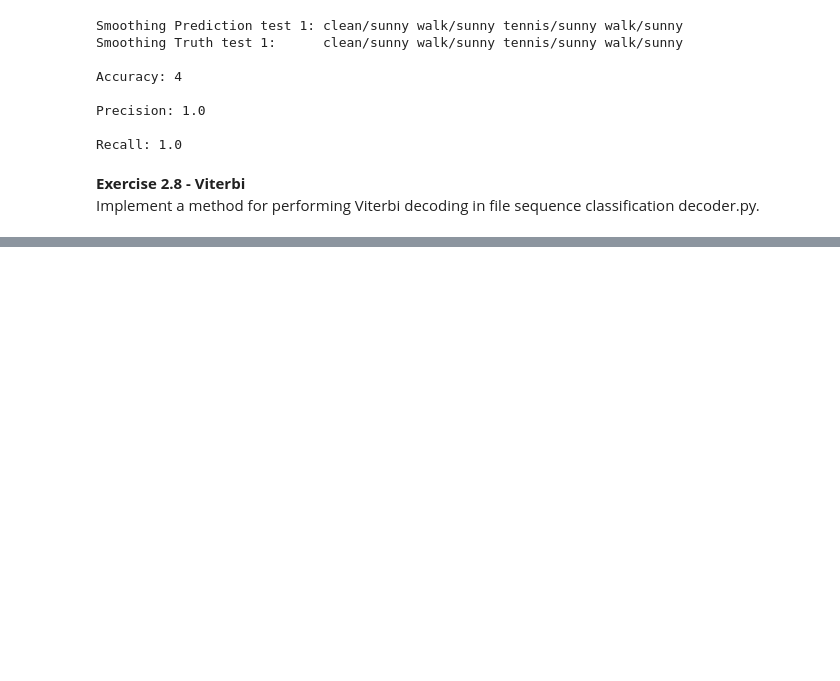
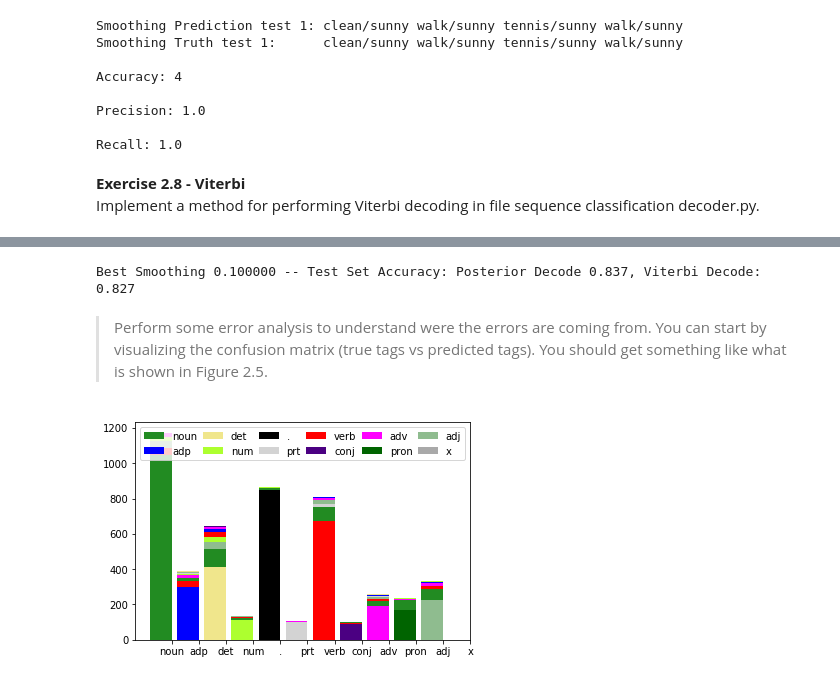
Before and after one commit to RitaRamo/lxmls_notebooks, a Jupyter notebook: Day 2.ipynb, the cells around one changed output, grey strips where cells are left out. Drawn from its saved outputs; the diff is of its cells as text; code cells hidden in the pictures; blank space fills up the shorter version.

```diff
--- a/Day 2.ipynb
+++ b/Day 2.ipynb
@@ -356,0 +394,13 @@ Viterbi decoding Prediction test 1 with smoothing: clean/sunny walk/sunny tennis
+# %%
+import matplotlib.pyplot as plt
+import lxmls.readers.pos_corpus as pcc
+corpus = pcc.PostagCorpus()
+train_seq = corpus.read_sequence_list_conll("data/train-02-21.conll",max_sent_len=15,
+    max_nr_sent=1000)
+test_seq = corpus.read_sequence_list_conll("data/test-23.conll",max_sent_len=15,
+    max_nr_sent=1000)
+dev_seq = corpus.read_sequence_list_conll("data/dev-22.conll",max_sent_len=15,max_nr_sent
+    =1000)
+hmm = hmmc.HMM(corpus.word_dict, corpus.tag_dict)
+hmm.train_supervised(train_seq)
+hmm.print_transition_matrix()
@@ -356,0 +442,2 @@ Viterbi decoding Prediction test 1 with smoothing: clean/sunny walk/sunny tennis
+# %%
+best_smoothing = hmm.pick_best_smoothing(train_seq, dev_seq, [10,1,0.1,0])
@@ -356,0 +453,21 @@ Viterbi decoding Prediction test 1 with smoothing: clean/sunny walk/sunny tennis
+# %%
+hmm.train_supervised(train_seq, smoothing=best_smoothing)
+viterbi_pred_test = hmm.viterbi_decode_corpus(test_seq)
+posterior_pred_test = hmm.posterior_decode_corpus(test_seq)
+eval_viterbi_test = hmm.evaluate_corpus(test_seq, viterbi_pred_test)
+eval_posterior_test = hmm.evaluate_corpus(test_seq, posterior_pred_test)
+print "Best Smoothing %f -- Test Set Accuracy: Posterior Decode %.3f, Viterbi Decode: %.3f"%(best_smoothing,eval_posterior_test,eval_viterbi_test)
+# %% [output]
+Best Smoothing 0.100000 -- Test Set Accuracy: Posterior Decode 0.837, Viterbi Decode: 0.827
+# %% [markdown]
+> Perform some error analysis to understand were the errors are coming from. You can start by visualizing the confusion matrix (true tags vs predicted tags). You should get something like what is shown in Figure 2.5.
+# %%
+import lxmls.sequences.confusion_matrix as cm
+import matplotlib.pyplot as plt
+confusion_matrix = cm.build_confusion_matrix(test_seq.seq_list, viterbi_pred_test, len(
+corpus.tag_dict), hmm.get_num_states())
+cm.plot_confusion_bar_graph(confusion_matrix, corpus.tag_dict, xrange(hmm.get_num_states
+    ()), 'Confusion matrix')
+plt.show()
+# %% [output]
+[figure, added]
```
Also changed, not shown: parts of 24 cells of this notebook.
